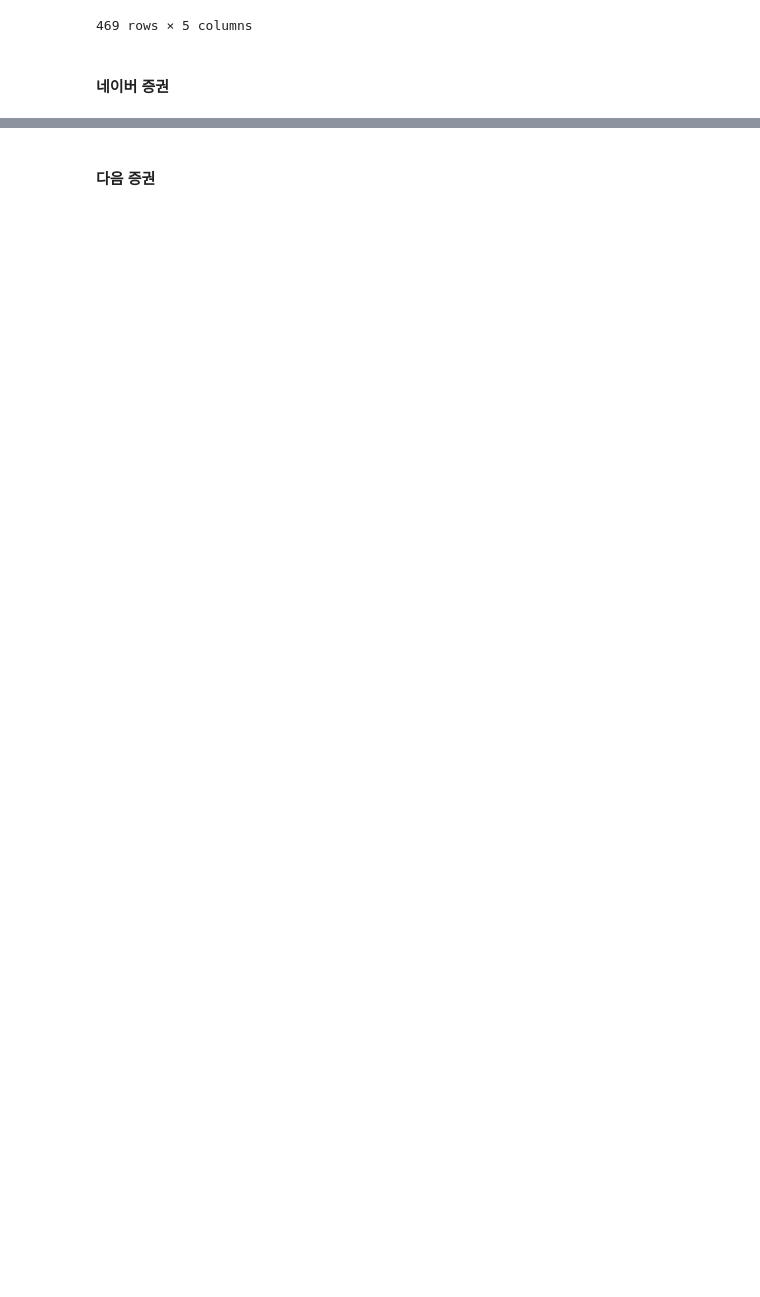
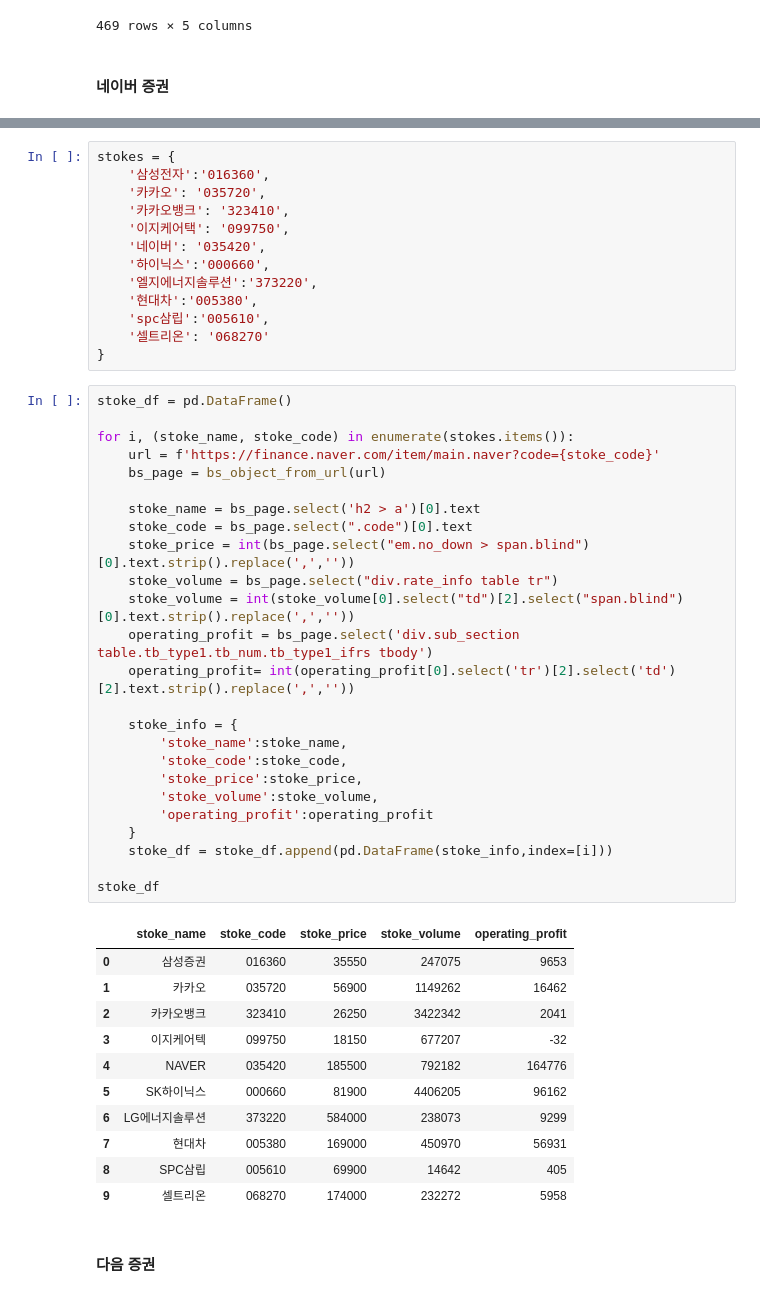
Before and after one commit to jikukjs/BigDataClass, a Jupyter notebook: bigdata 1/day03.ipynb, the cells around one changed output, grey strips where cells are left out. Saved outputs shown, nothing was run; the diff lists cells and outputs as text; blank space fills up the shorter version.

```diff
--- a/bigdata 1/day03.ipynb
+++ b/bigdata 1/day03.ipynb
@@ -1180,2 +1237,52 @@ news
+# %%
+stokes = {
+    '삼성전자':'016360',
+    '카카오': '035720',
+    '카카오뱅크': '323410',
+    '이지케어택': '099750',
+    '네이버': '035420',
+    '하이닉스':'000660',
+    '엘지에너지솔루션':'373220',
+    '현대차':'005380',
+    'spc삼립':'005610',
+    '셀트리온': '068270'
+}
+# %%
+stoke_df = pd.DataFrame()
+
+for i, (stoke_name, stoke_code) in enumerate(stokes.items()):
+    url = f'https://finance.naver.com/item/main.naver?code={stoke_code}'
+    bs_page = bs_object_from_url(url)
+
+    stoke_name = bs_page.select('h2 > a')[0].text
+    stoke_code = bs_page.select(".code")[0].text
+    stoke_price = int(bs_page.select("em.no_down > span.blind")[0].text.strip().replace(',',''))
+    stoke_volume = bs_page.select("div.rate_info table tr")
+    stoke_volume = int(stoke_volume[0].select("td")[2].select("span.blind")[0].text.strip().replace(',',''))
+    operating_profit = bs_page.select('div.sub_section table.tb_type1.tb_num.tb_type1_ifrs tbody')
+    operating_profit= int(operating_profit[0].select('tr')[2].select('td')[2].text.strip().replace(',',''))
+
+    stoke_info = {
+        'stoke_name':stoke_name,
+        'stoke_code':stoke_code,
+        'stoke_price':stoke_price,
+        'stoke_volume':stoke_volume,
+        'operating_profit':operating_profit
+    }
+    stoke_df = stoke_df.append(pd.DataFrame(stoke_info,index=[i]))
+
+stoke_df
+# %% [output]
+|  | stoke_name | stoke_code | stoke_price | stoke_volume | operating_profit |
+| 0 | 삼성증권 | 016360 | 35550 | 247075 | 9653 |
+| 1 | 카카오 | 035720 | 56900 | 1149262 | 16462 |
+| 2 | 카카오뱅크 | 323410 | 26250 | 3422342 | 2041 |
+| 3 | 이지케어텍 | 099750 | 18150 | 677207 | -32 |
+| 4 | NAVER | 035420 | 185500 | 792182 | 164776 |
+| 5 | SK하이닉스 | 000660 | 81900 | 4406205 | 96162 |
+| 6 | LG에너지솔루션 | 373220 | 584000 | 238073 | 9299 |
+| 7 | 현대차 | 005380 | 169000 | 450970 | 56931 |
+| 8 | SPC삼립 | 005610 | 69900 | 14642 | 405 |
+| 9 | 셀트리온 | 068270 | 174000 | 232272 | 5958 |
 # %% [markdown]
 #### 다음 증권
```
Also changed, not shown: parts of 10 cells of this notebook, 1 other file.
